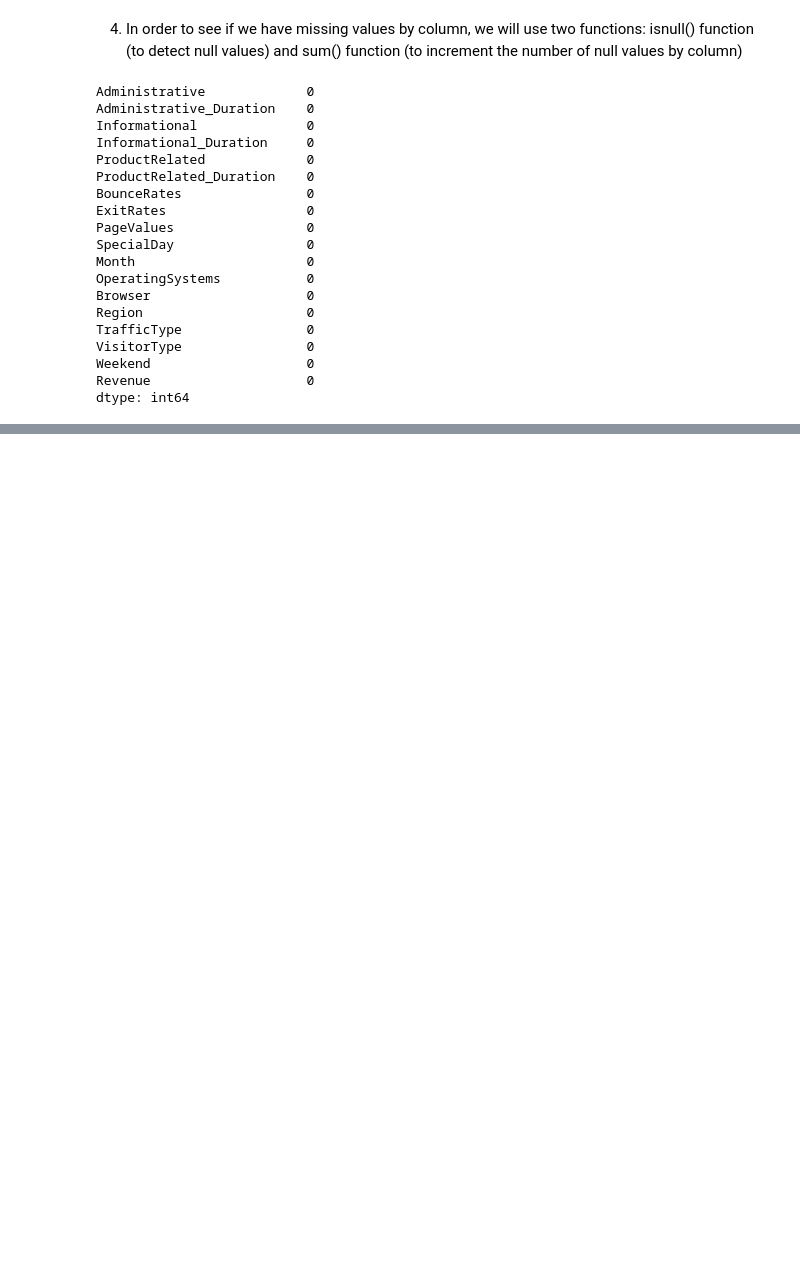
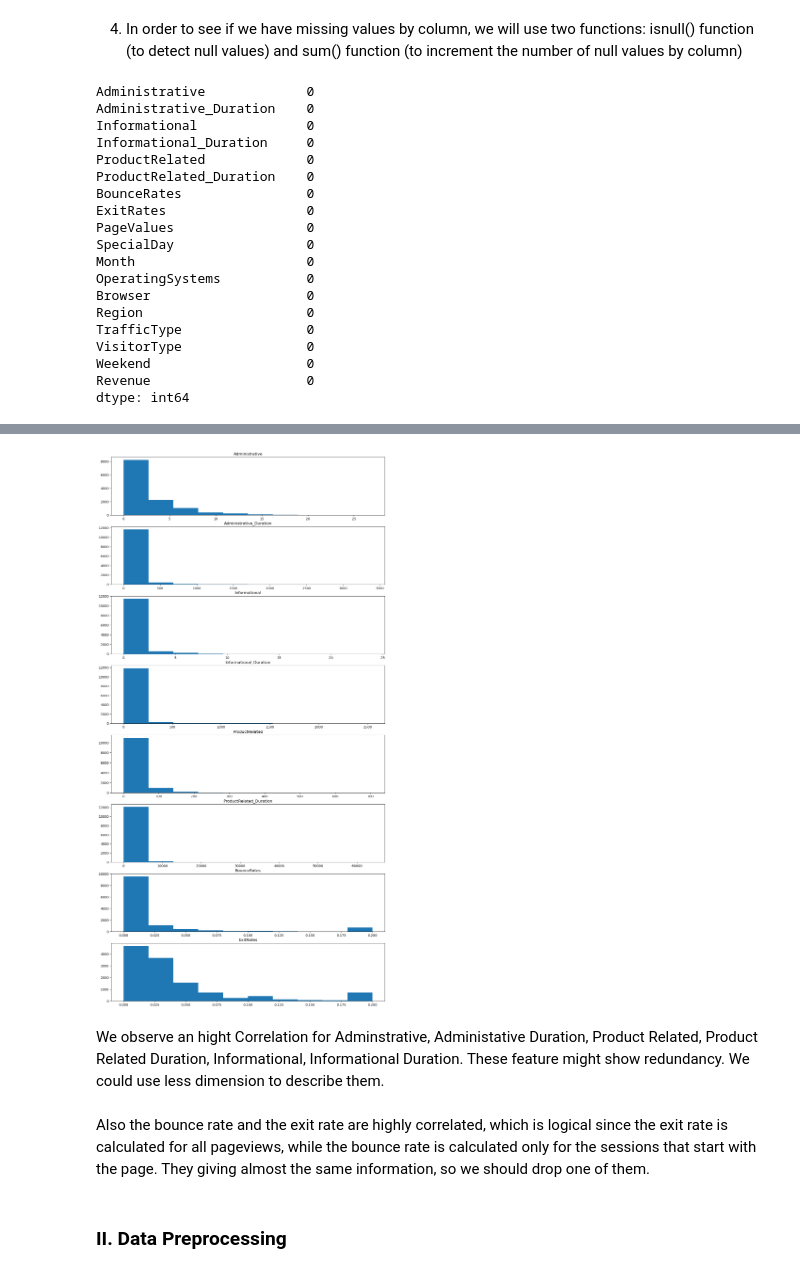
Before and after one commit to Saru99034/Python-Project-A4-DIA, a Jupyter notebook: Python Project Sarujan DENSON - Ahmed MAALOUL - Martin PUJOL.ipynb, the cells around one changed output, grey strips where cells are left out. Drawn from its saved outputs; the diff is of its cells as text; code cells hidden in the pictures; blank space fills up the shorter version.

```diff
--- a/Python Project Sarujan DENSON - Ahmed MAALOUL - Martin PUJOL.ipynb
+++ b/Python Project Sarujan DENSON - Ahmed MAALOUL - Martin PUJOL.ipynb
@@ -156,0 +114,15 @@ After remowing them, now we have 12205 rows.
+# %%
+fig, axs = plt.subplots(8, figsize=(15,30))
+for i in range(8):
+    axs[i].hist(dataset[numerical_features[i]])
+    axs[i].set_title(numerical_features[i])
+# %% [output]
+[figure, added]
+# %% [markdown]
+We observe an hight Correlation for Adminstrative, Administative Duration, Product Related, Product Related Duration, Informational, Informational Duration.
+These feature might show redundancy. We could use less dimension to describe them.
+# %% [markdown]
+Also the bounce rate and the exit rate are highly correlated, which is logical since the exit rate is calculated for all pageviews, while the bounce rate is calculated only for the sessions that start with the page.
+They giving almost the same information, so we should drop one of them.
+# %% [markdown]
+### II. Data Preprocessing
```
Also changed, not shown: parts of 87 cells of this notebook.
